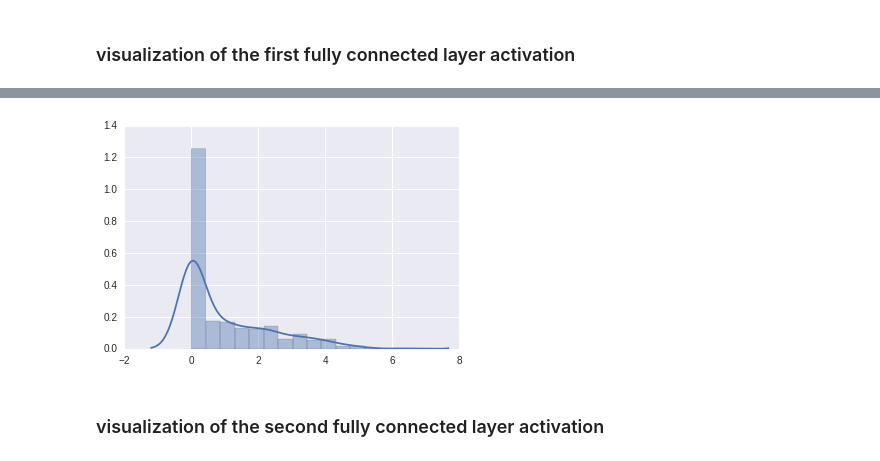
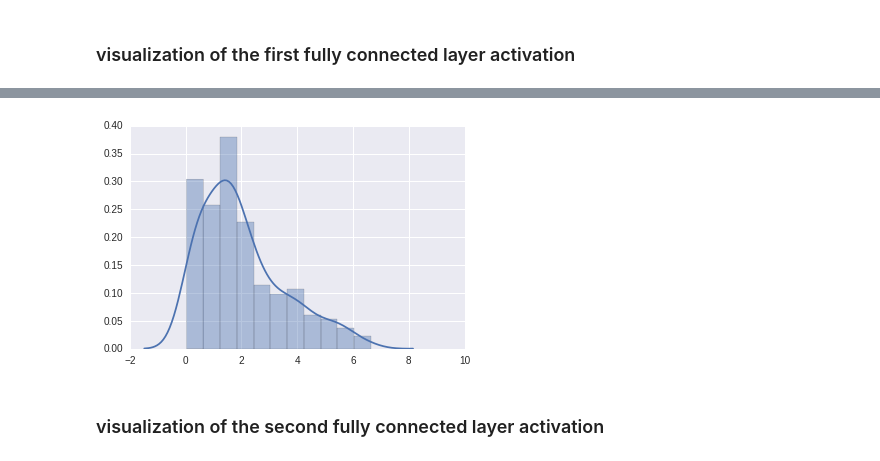
Before and after one commit to hope-yao/CNN3D, a Jupyter notebook: VIZ_LENET_TF.ipynb, the cells around one changed output, grey strips where cells are left out. Saved outputs shown, nothing was run; the diff lists cells and outputs as text; code cells hidden in the pictures.

```diff
--- a/VIZ_LENET_TF.ipynb
+++ b/VIZ_LENET_TF.ipynb
@@ -188,2 +280,18 @@ loss += 5e-4 * regularizers
 # %% [markdown]
 ### restore trained model
+# %%
+gpu_options = tf.GPUOptions(per_process_gpu_memory_fraction=0.1)
+init = tf.global_variables_initializer()
+
+config = tf.ConfigProto()
+config.gpu_options.allow_growth=True
+sess = tf.Session(config=config)
+
+sess.run(init)
+data = validation_data[0:256]
+label = validation_labels[0:256]
+
+saver = tf.train.Saver()
+saver.restore(sess, './LeNet.ckpt')
+# predictions = eval_in_batches(data, sess)
+# print('Validation error: %.1f%%' % error_rate(predictions, label))
@@ -339,7 +429,7 @@ plt.grid('off')
 # %% [markdown]
 ### visualization of the input image
 # %%
-input_idx = 0
+input_idx = 30
 plt.figure(figsize=(2,2))
 plt.imshow(np.squeeze(data[input_idx]))
 plt.grid('off')
@@ -414,11 +508,13 @@ plt.axis('off')
 # %%
 %matplotlib inline
 import matplotlib.pyplot as plt
 import seaborn as sns
+a = act_fc1[input_idx]
+b = a[a != 0]
 plt.figure()
-sns.distplot(act_fc1[input_idx].flatten())
+sns.distplot(b.flatten())
 plt.show()
 # %% [output]
-[figure, old version]
+[figure, new version]
 # %% [markdown]
 ### visualization of the second fully connected layer activation
```
Also changed, not shown: parts of 33 cells of this notebook, 3 other files.
